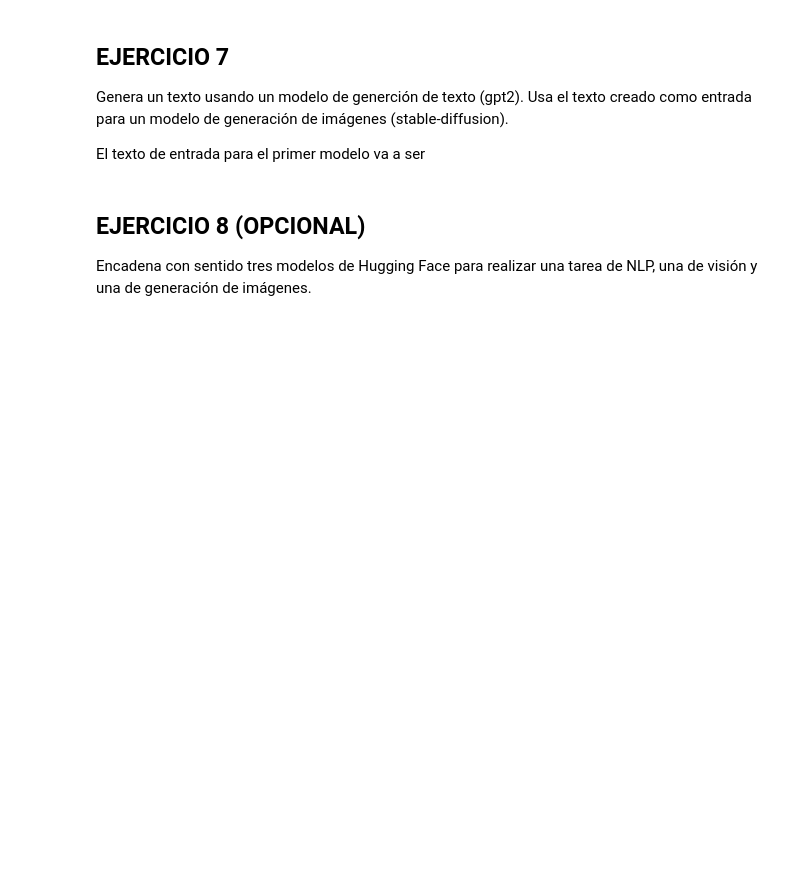
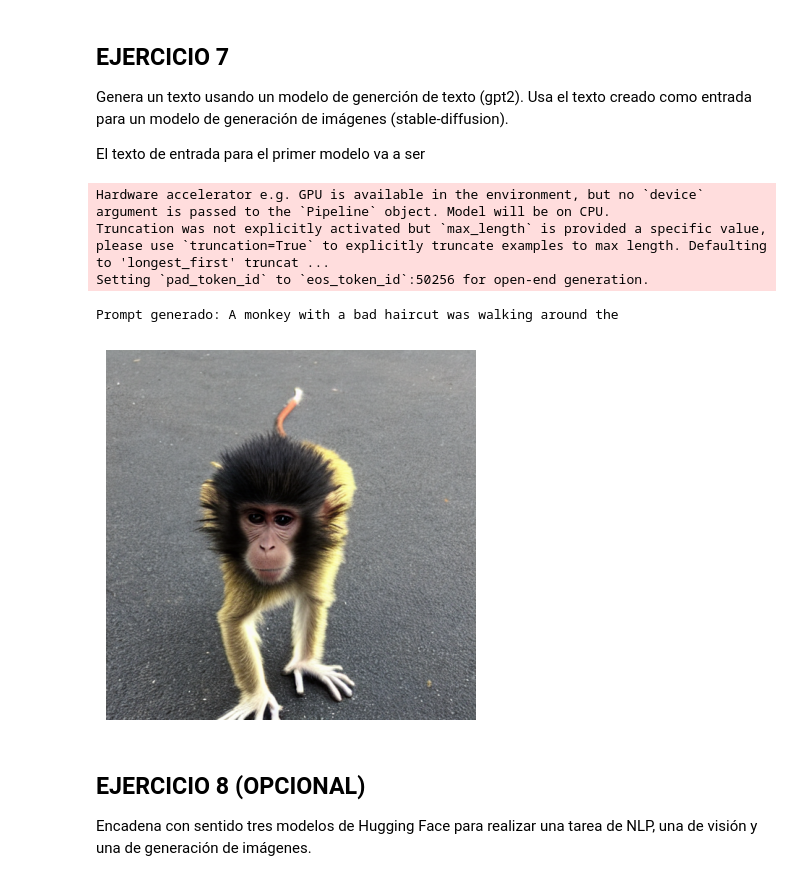
Before and after one commit to xabierguerrero/IABD_2425, a Jupyter notebook: Python_Ejers/SAPA/Deep_Learning/Ejercicios/6_3Ejercicios.ipynb, the cells around one changed output. Drawn from its saved outputs; the diff is of its cells as text; code cells hidden in the pictures; blank space fills up the shorter version.

```diff
--- a/Python_Ejers/SAPA/Deep_Learning/Ejercicios/6_3Ejercicios.ipynb
+++ b/Python_Ejers/SAPA/Deep_Learning/Ejercicios/6_3Ejercicios.ipynb
@@ -309,6 +366,36 @@ Genera un texto usando un modelo de generción de texto (gpt2).
 Usa el texto creado como entrada para un modelo de generación de imágenes (stable-diffusion).
 
 El texto de entrada para el primer modelo va a ser
+# %%
+# %conda env config vars set OPENBLAS_NUM_THREADS=1
+
+# Cargar el modelo de texto GPT-2
+text_generator = pipeline("text-generation", model="gpt2-medium")
+
+# Generar prompt de imagen con GPT-2
+input_text = "A monkey"
+generated_prompt = text_generator(input_text, max_length=10, temperature=0.7, repetition_penalty=1.5, top_k=50, top_p=0.9, eos_token_id=50256)[0]['generated_text']
+
+print("Prompt generado:", generated_prompt)
+
+# Cargar el modelo de Stable Diffusion
+sd_pipeline = DiffusionPipeline.from_pretrained("runwayml/stable-diffusion-v1-5")
+sd_pipeline.to("cuda")
+
+# Generar imagen con el prompt de GPT-2
+image = sd_pipeline(generated_prompt).images[0]
+
+# Guardar imagen
+
+plt.imshow(image)
+plt.axis('off')  # Opcional: quita los ejes para una mejor visualización
+plt.show()
+# %% [output]
+Hardware accelerator e.g. GPU is available in the environment, but no `device` argument is passed to the `Pipeline` object. Model will be on CPU.
+Truncation was not explicitly activated but `max_length` is provided a specific value, please use `truncation=True` to explicitly truncate examples to max length. Defaulting to 'longest_first' truncat ...
+Setting `pad_token_id` to `eos_token_id`:50256 for open-end generation.
+Prompt generado: A monkey with a bad haircut was walking around the
+[figure, added]
 # %% [markdown]
 ## EJERCICIO 8 (OPCIONAL)
 Encadena con sentido tres modelos de Hugging Face para realizar una tarea de NLP, una de visión y una de generación de imágenes.
```
Also changed, not shown: parts of 7 cells of this notebook, 2 other files.
